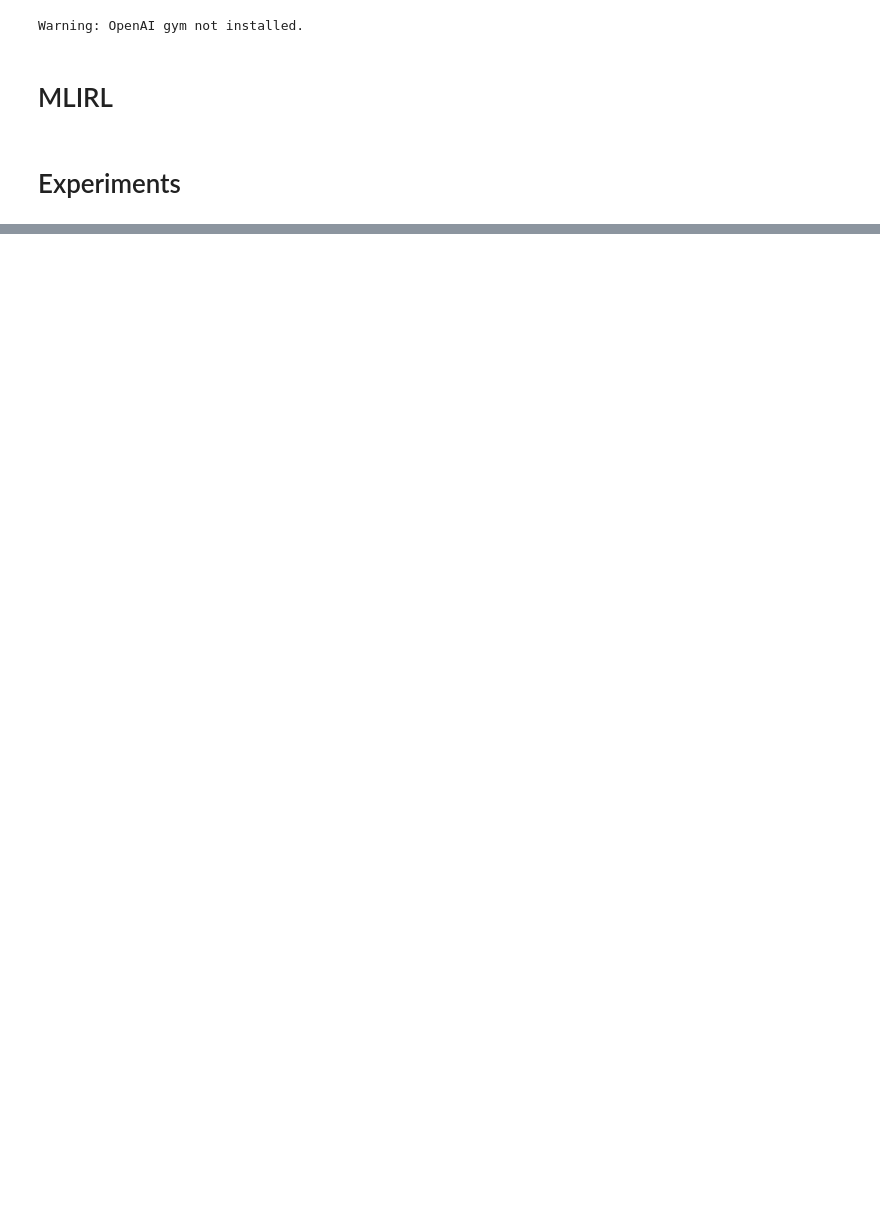
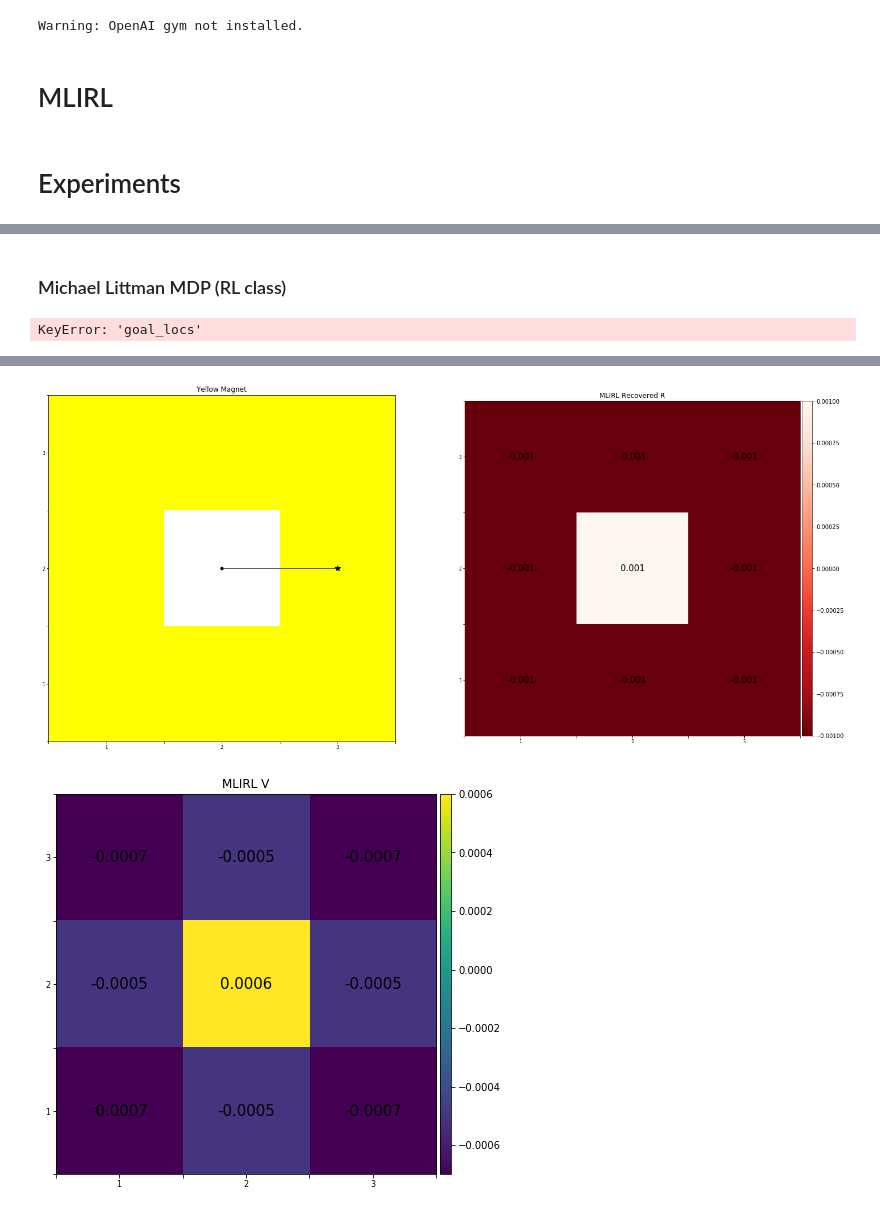
Before and after one commit to yrevar/inverse_rl, a Jupyter notebook: irl/mlirl/MLIRL.ipynb, the cells around one changed output, grey strips where cells are left out. Cells and saved outputs as stored; diff of their text form; code cells hidden in the pictures; blank space fills up the shorter version.

Commit message:
MLIRL draft

```diff
--- a/irl/mlirl/MLIRL.ipynb
+++ b/irl/mlirl/MLIRL.ipynb
@@ -45,7 +45,7 @@ def MLIRL(state_trajectories, action_trajectories,
     action_to_idx = {a:idx for idx,a in enumerate(actions)}
     softmax = torch.nn.Softmax(dim=0)
     # Reward parameters
-    w = Variable(torch.Tensor(feature_dim, 1).normal_(0, 0.1).type(dtype), requires_grad=True) # weight init normal random
+    w = Variable(torch.Tensor(feature_dim, 1).normal_(0, 0.01).type(dtype), requires_grad=True) # weight init normal random
     # w = Variable(torch.Tensor(feature_dim, 1).type(dtype), requires_grad=True) # weight init zero
     # torch.ones(feature_dim, 1, dtype=dtype, requires_grad=True)
     optimizer = optimizer_fn([w])
@@ -64,6 +64,10 @@ def MLIRL(state_trajectories, action_trajectories,
 
         for _v_iter in range(n_vi_iter):
             for s_idx, s in enumerate(states):
+
+                # Check if state is terminal (stop leaking values back to non-goal state space)
+                if s.is_terminal():
+                    continue
 
                 phi_s = state_features[s_idx] #torch.from_numpy(phi(s)).type(dtype)
                 for a_idx, a in enumerate(actions):
@@ -84,7 +88,7 @@ def MLIRL(state_trajectories, action_trajectories,
         loss.backward()
         if _iter % print_interval == 0 or _iter == n_iter-1:
             print("Iter: {:04d}, loss: {:012.6f}, w: [{}], dw: [{}]".format(
-                _iter, loss, ' '.join('%+08.6f'%v for v in w[:,0]), ' '.join('%+08.7f'%v for v in w.grad[:,0])))
+                _iter, loss, ' '.join("{:+10.8f}".format(v) for v in w[:,0]), ' '.join("{:+10.9f}".format(v) for v in -w.grad[:,0])))
         optimizer.step()
     return w, R, Pi, V, Q, loss
 # %% [markdown]
@@ -684,0 +178,53 @@ Done.
+# %% [markdown]
+### Michael Littman MDP (RL class)
+# %%
+mlirl_params = dict(
+    n_iter = 20,
+    n_vi_iter = 50,
+    dtype = torch.float,
+    gamma = 0.95,
+    boltzmann_beta = 1.,
+    optimizer_fn = lambda params: optim.SGD(params, lr=0.01, momentum=0.9, weight_decay=1.)
+)
+mdp_params = dict(
+    width = 10,
+    height = 5,
+    cell_types = ['white', 'blue', "orange", "red", "green"],
+    cell_locs = [np.inf, [(2,4), (4,2), (7,3), (9,5)], [(6,i) for i in range(1,6)], [(8,i) for i in range(1,4)], [(10,1)]],
+    tau_s = [[(1,5),(2,5)] + [(3,i) for i in range(5,0,-1)] + [(i,1) for i in range(4,11)]]
+)
+irl_problem = dict(
+    mdp_params,
+    title="Michael Littman MDP (RL class)",
+    traj_states = [[GridWorldState(x,y) for (x,y) in state_traj] for state_traj in mdp_params["tau_s"]],
+    traj_actions = [get_actions_from_state_traj(state_traj) for state_traj in mdp_params["tau_s"]]
+)
+results = MLIRL_experiment(irl_problem, mlirl_params, disp_grid=True, disp_results=False)
+display_irl_results(results["nvmdp"], irl_problem["traj_states"], results["R"].round(3), results["V_grid"].round(4), irl_problem["title"], rewards_cmap=plt.cm.Reds_r)
+# %% [output]
+KeyError: 'goal_locs'
+# %%
+mlirl_params = dict(
+    n_iter = 20,
+    n_vi_iter = 50,
+    dtype = torch.float,
+    gamma = 0.95,
+    boltzmann_beta = 1.,
+    optimizer_fn = lambda params: optim.SGD(params, lr=0.01, momentum=0.9, weight_decay=1.)
+)
+mdp_params = dict(
+    width = 3,
+    height = 3,
+    cell_types = ['white', 'yellow'],
+    cell_locs = [[(2,2)], np.inf],
+    tau_s = [[(2,2),(3,2)]]
+)
+irl_problem = dict(
+    mdp_params,
+    title="Yellow Magnet",
+    traj_states = [[GridWorldState(x,y) for (x,y) in state_traj] for state_traj in mdp_params["tau_s"]],
+    traj_actions = [get_actions_from_state_traj(state_traj) for state_traj in mdp_params["tau_s"]]
+)
+results = MLIRL_experiment(irl_problem, mlirl_params, disp_grid=True, disp_results=False)
+display_irl_results(results["nvmdp"], irl_problem["traj_states"], results["R"].round(3), results["V_grid"].round(4), irl_problem["title"], rewards_cmap=plt.cm.Reds_r)
+# %% [output]
@@ -684,0 +249,2 @@ Done.
+[figure, added]
+[figure, added]
```
Also changed, not shown: parts of 42 cells of this notebook.
